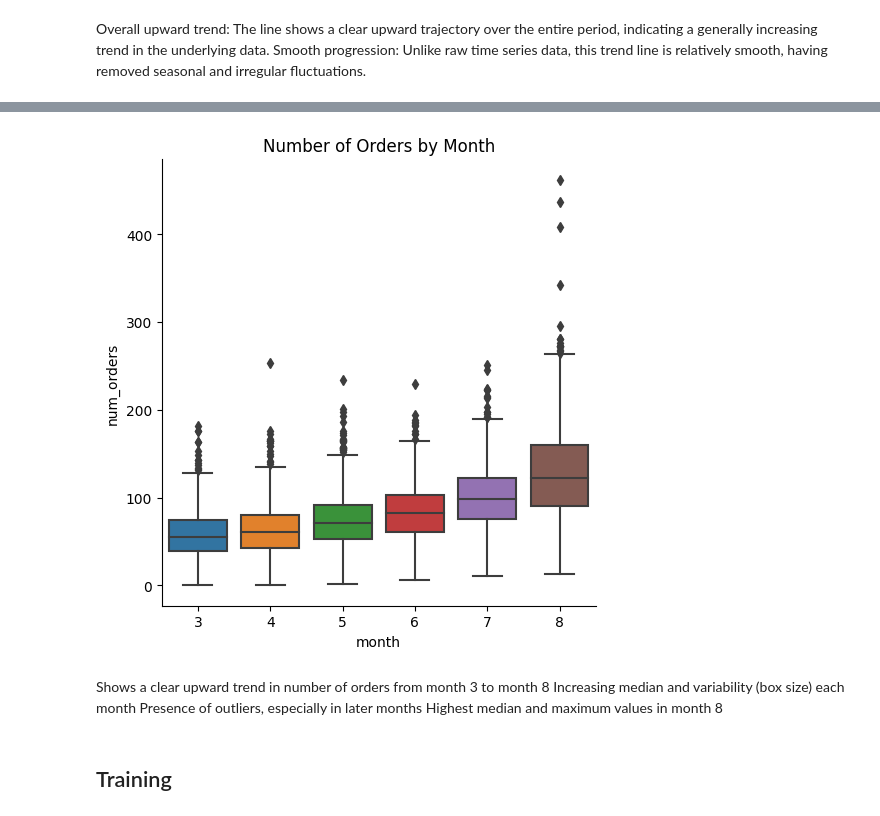
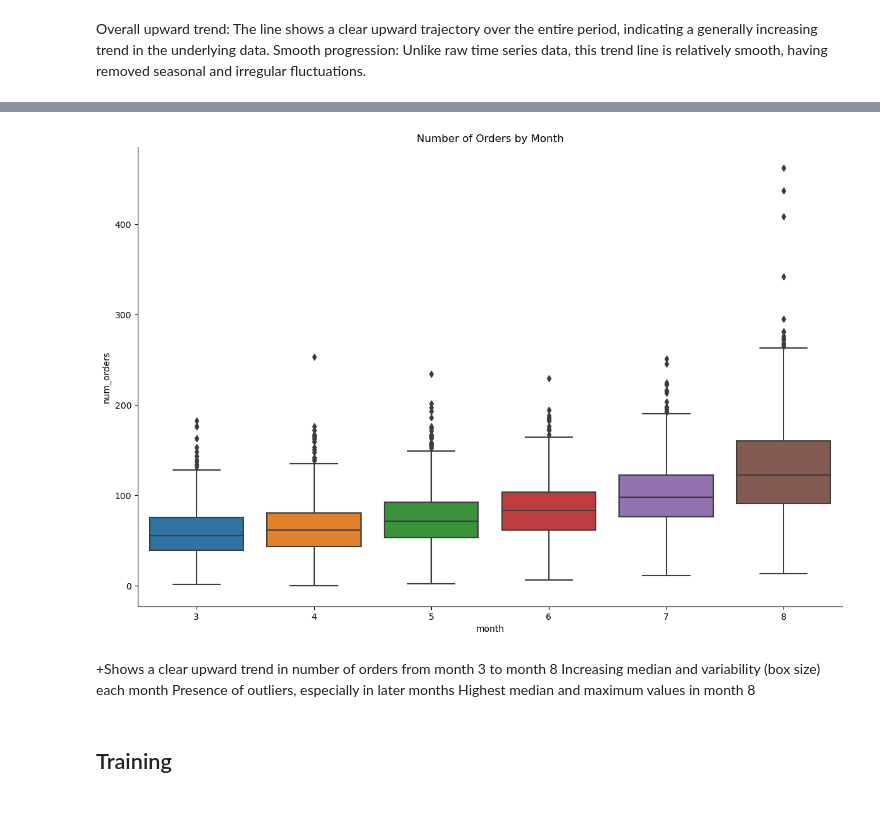
Before and after one commit to Phiziics/Demand-Forecasting-for-Sweet-Lift-Taxi-A-Comparative-Analysis-of-Prediction-Models, a Jupyter notebook: Project 13- Time Series.ipynb, the cells around one changed output, grey strips where cells are left out. Drawn from its saved outputs; the diff is of its cells as text; code cells hidden in the pictures.

```diff
--- a/Project 13- Time Series.ipynb
+++ b/Project 13- Time Series.ipynb
@@ -18,4 +35,5 @@ from sklearn.metrics import make_scorer, mean_squared_error
 import numpy as np
 from sklearn.model_selection import train_test_split, TimeSeriesSplit, GridSearchCV
 # %%
-taxi = pd.read_csv('/datasets/taxi.csv')
+# load data
+taxi = pd.read_csv('https://code.s3.yandex.net/datasets/taxi.csv')
@@ -248,11 +366,11 @@ make_features(taxi, 12)
 # %%
-sns.catplot(x="month", y="num_orders", kind="box", data=taxi)
+sns.catplot(x="month", y="num_orders", kind="box", data=taxi, height=8, aspect=1.5)
 plt.title("Number of Orders by Month")
-plt.show();
+plt.show()
 # %% [output]
-[figure, old version]
+[figure, new version]
 # %% [markdown]
-Shows a clear upward trend in number of orders from month 3 to month 8
++Shows a clear upward trend in number of orders from month 3 to month 8
 Increasing median and variability (box size) each month
 Presence of outliers, especially in later months
 Highest median and maximum values in month 8
```
Also changed, not shown: parts of 50 cells of this notebook.
